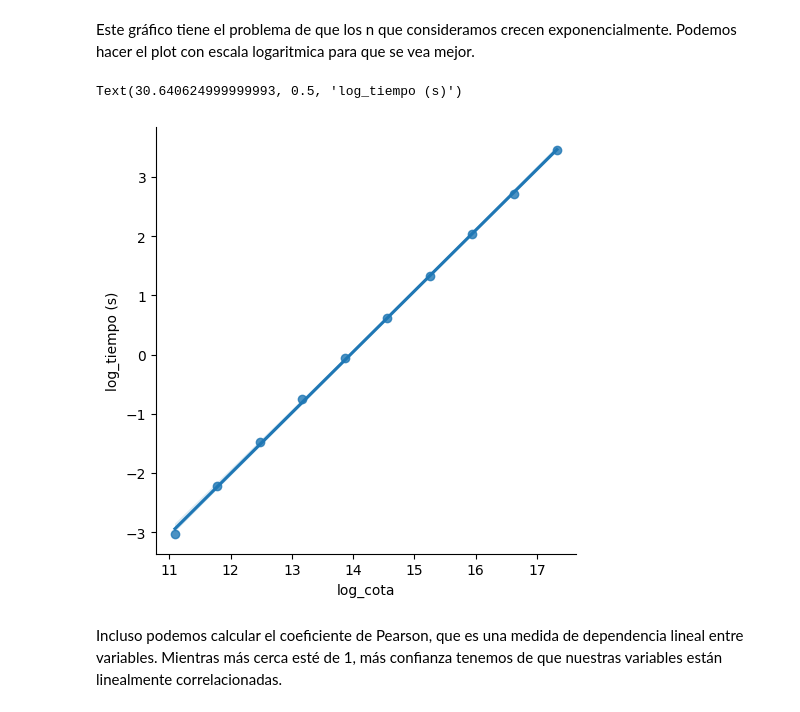
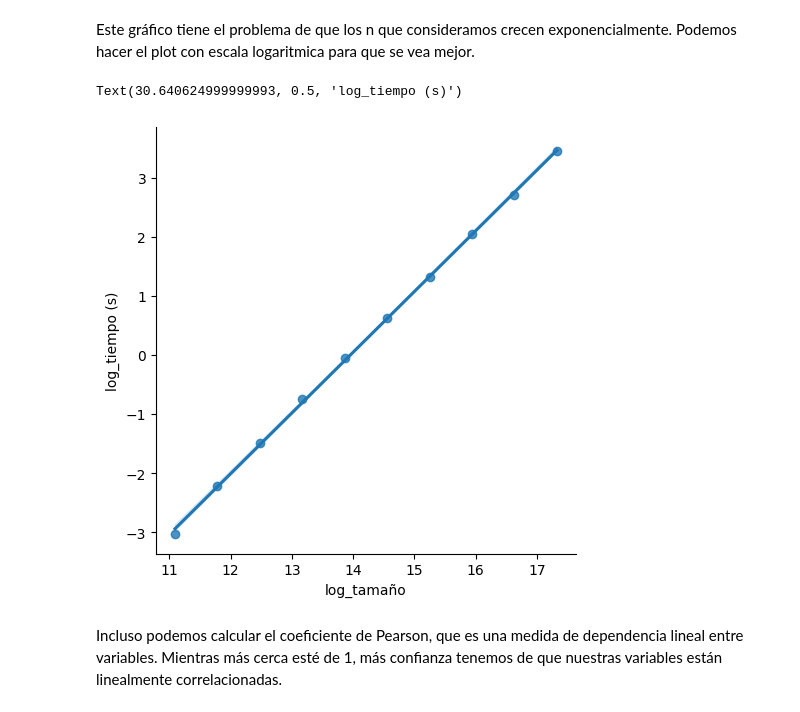
Before and after one commit to JoaquinPolonuer/algo3, a Jupyter notebook: tp1/ejercicio3_experimentacion/Experimentacion.ipynb, the cells around one changed output. Drawn from its saved outputs; the diff is of its cells as text; code cells hidden in the pictures.

```diff
--- a/tp1/ejercicio3_experimentacion/Experimentacion.ipynb
+++ b/tp1/ejercicio3_experimentacion/Experimentacion.ipynb
@@ -32,12 +32,12 @@ Este gráfico tiene el problema de que los n que consideramos crecen exponencial
 # %%
 df['log_time'] = np.log(df['time'])
 df['log_cota'] = np.log(df['cota'])
 ax1 = sns.lmplot(x='log_cota', y='log_time', data=df)
-plt.xlabel("log_cota")
+plt.xlabel("log_tamaño")
 plt.ylabel("log_tiempo (s)")
 # %% [output]
 Text(30.640624999999993, 0.5, 'log_tiempo (s)')
-[figure, old version]
+[figure, new version]
 # %% [markdown]
 Incluso podemos calcular el coeficiente de Pearson, que es una medida de dependencia lineal entre variables. Mientras más cerca esté de 1, más confianza tenemos de que nuestras variables están linealmente correlacionadas.
 # %%
```
Also changed, not shown: parts of 4 cells of this notebook.
